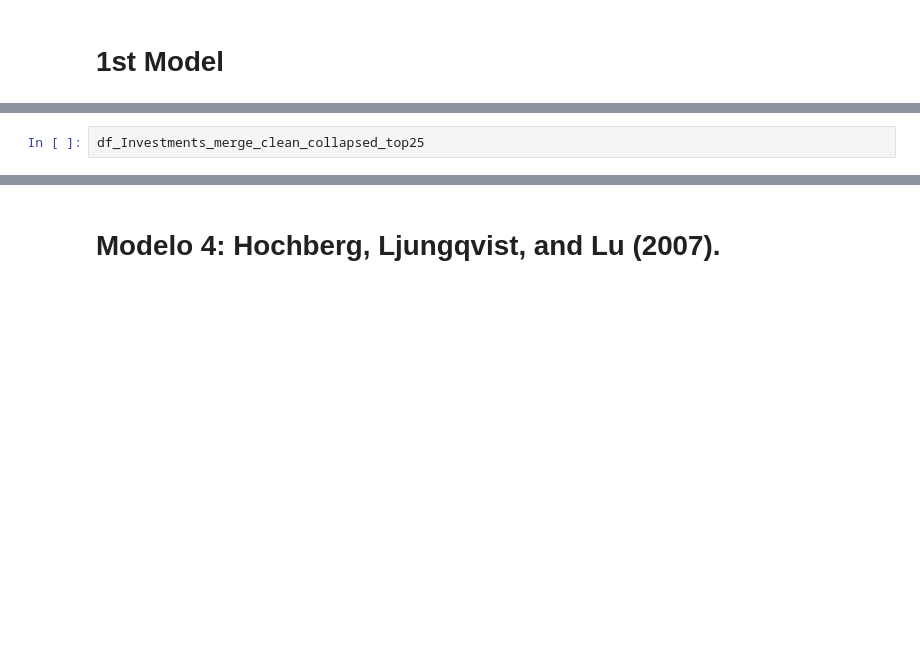
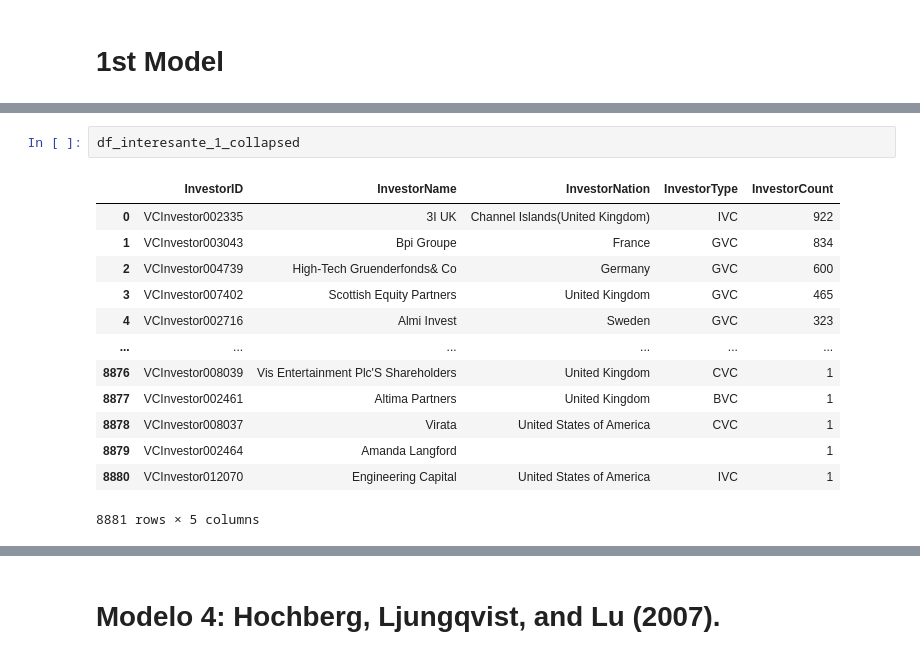
Before and after one commit to andresrokp/venture-capital-analytics, a Jupyter notebook: CV_rep_analitycs.ipynb, the cells around one changed output, grey strips where cells are left out. Saved outputs shown, nothing was run; the diff lists cells and outputs as text; blank space fills up the shorter version.

```diff
--- a/CV_rep_analitycs.ipynb
+++ b/CV_rep_analitycs.ipynb
@@ -179,3 +278,17 @@ akap_pretty_print_df(df_Investments_merge_clean_collapsed_top25, 20)
-# %%
-df_Investments_merge_clean_collapsed_top25
+# %%
+df_interesante_1_collapsed
+# %% [output]
+|  | InvestorID | InvestorName | InvestorNation | InvestorType | InvestorCount |
+| 0 | VCInvestor002335 | 3I UK | Channel Islands(United Kingdom) | IVC | 922 |
+| 1 | VCInvestor003043 | Bpi Groupe | France | GVC | 834 |
+| 2 | VCInvestor004739 | High-Tech Gruenderfonds& Co | Germany | GVC | 600 |
+| 3 | VCInvestor007402 | Scottish Equity Partners | United Kingdom | GVC | 465 |
+| 4 | VCInvestor002716 | Almi Invest | Sweden | GVC | 323 |
+| ... | ... | ... | ... | ... | ... |
+| 8876 | VCInvestor008039 | Vis Entertainment Plc'S Shareholders | United Kingdom | CVC | 1 |
+| 8877 | VCInvestor002461 | Altima Partners | United Kingdom | BVC | 1 |
+| 8878 | VCInvestor008037 | Virata | United States of America | CVC | 1 |
+| 8879 | VCInvestor002464 | Amanda Langford |  |  | 1 |
+| 8880 | VCInvestor012070 | Engineering Capital | United States of America | IVC | 1 |
+8881 rows × 5 columns
 # %%
```
Also changed, not shown: parts of 13 cells of this notebook.
